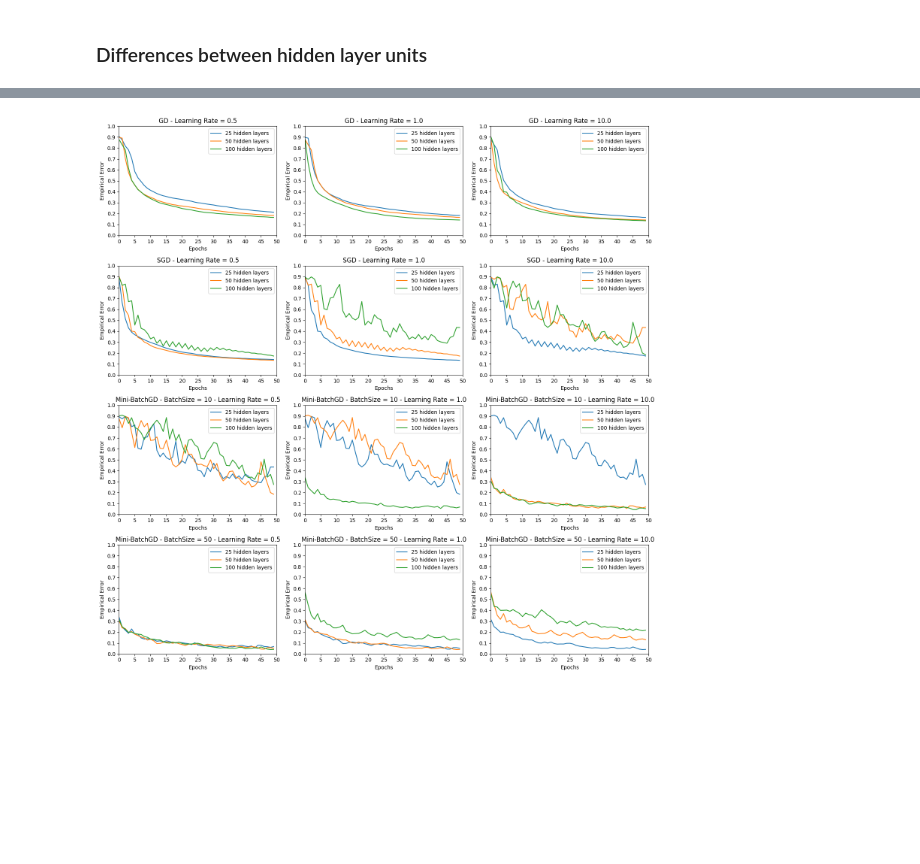
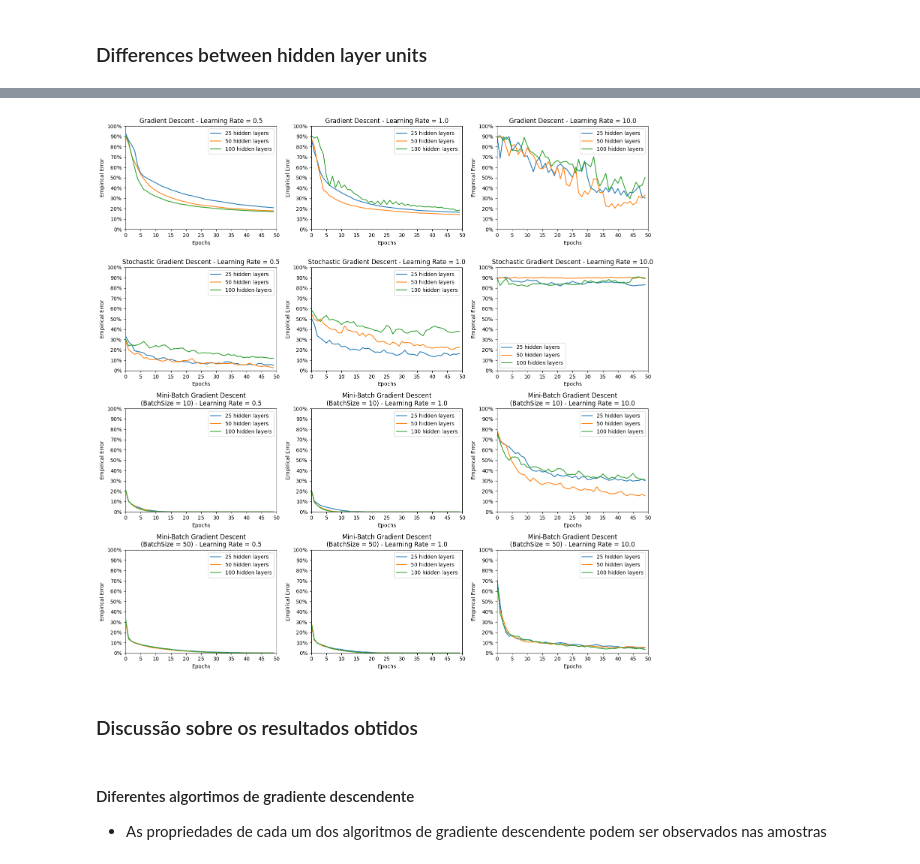
Before and after one commit to BernnardoSBO/TP1---Machine-Learning, a Jupyter notebook: TP1.ipynb, the cells around one changed output, grey strips where cells are left out. Saved outputs shown, nothing was run; the diff lists cells and outputs as text; code cells hidden in the pictures; blank space fills up the shorter version.

```diff
--- a/TP1.ipynb
+++ b/TP1.ipynb
@@ -173,7 +163,6 @@ MBGD50 = 50
 # batch_sizes
 batch_sizes = [GD, SGD, MBGD10, MBGD50]
 
-
 # Different learning rates
 learning_rates = [0.5, 1.0, 10.0]
 
@@ -184,38 +173,47 @@ hidden_layer_units = [25, 50, 100]
 h = []
 
 for batch_size in batch_sizes:
+    l = []
     for learning_rate in learning_rates:
+        u = []
         for hidden_layer_unit in hidden_layer_units:
-            h.append(neural_net(X, y, learning_rate = learning_rate, epochs = 50, batch_size = batch_size, hidden_layer_units = hidden_layer_unit).history)
+            res = neural_net(X, y, learning_rate = learning_rate, epochs = 50, batch_size = batch_size, hidden_layer_units = hidden_layer_unit).history
+            u.append(res)
+        l.append(u)
+    h.append(l)
 # %%
-
 fig, axes = plt.subplots(4,3, figsize=(15,15))
 
-algorithms = ["GD", "SGD", "Mini-BatchGD - BatchSize = 10", "Mini-BatchGD - BatchSize = 50"]
-
-
+algorithms = ["Gradient Descent", "Stochastic Gradient Descent", "Mini-Batch Gradient Descent\n(BatchSize = 10)", "Mini-Batch Gradient Descent\n(BatchSize = 50)"]
 
 # for each GD algorithm
 for i, gd_algorithm in enumerate(algorithms):
 
     # for each learning rate
     for j, learning_rate in enumerate(learning_rates):
 
-        axes[i, j].plot([1 - k for k in h[3*i + j + 0]["accuracy"]], label='25 hidden layers')
-        axes[i, j].plot([1 - k for k in h[3*i + j + 1]["accuracy"]], label='50 hidden layers')
-        axes[i, j].plot([1 - k for k in h[3*i + j + 2]["accuracy"]], label='100 hidden layers')
+        axes[i, j].plot([(1 - k)*100 for k in h[i][j][0]["accuracy"]], label='25 hidden layers')
+        axes[i, j].plot([(1 - k)*100 for k in h[i][j][1]["accuracy"]], label='50 hidden layers')
+        axes[i, j].plot([(1 - k)*100 for k in h[i][j][2]["accuracy"]], label='100 hidden layers')
         axes[i, j].legend()
 
         axes[i, j].set_title(f"{gd_algorithm} - Learning Rate = {learning_rate}")
         axes[i, j].set_xlabel("Epochs")
         axes[i, j].set_ylabel("Empirical Error")
         axes[i, j].set_xlim(0, 50)
-        axes[i, j].set_ylim(0, 1)
+        axes[i, j].set_ylim(0, 100)
         axes[i, j].xaxis.set_major_locator(MaxNLocator(integer=True))
         axes[i, j].xaxis.set_major_locator(plt.MultipleLocator(5))
-        axes[i, j].yaxis.set_major_locator(plt.MultipleLocator(0.1))
+        axes[i, j].yaxis.set_major_locator(plt.MultipleLocator(10))
+        axes[i, j].yaxis.set_major_formatter(PercentFormatter(xmax=100))
+
 
 plt.tight_layout()
 plt.show()
 # %% [output]
-[figure, old version]
+[figure, new version]
+# %% [markdown]
+### Discussão sobre os resultados obtidos
+# %% [markdown]
+#### Diferentes algortimos de gradiente descendente
+- As propriedades de cada um dos algoritmos de gradiente descendente podem ser observados nas amostras
```
Also changed, not shown: parts of 12 cells of this notebook.
